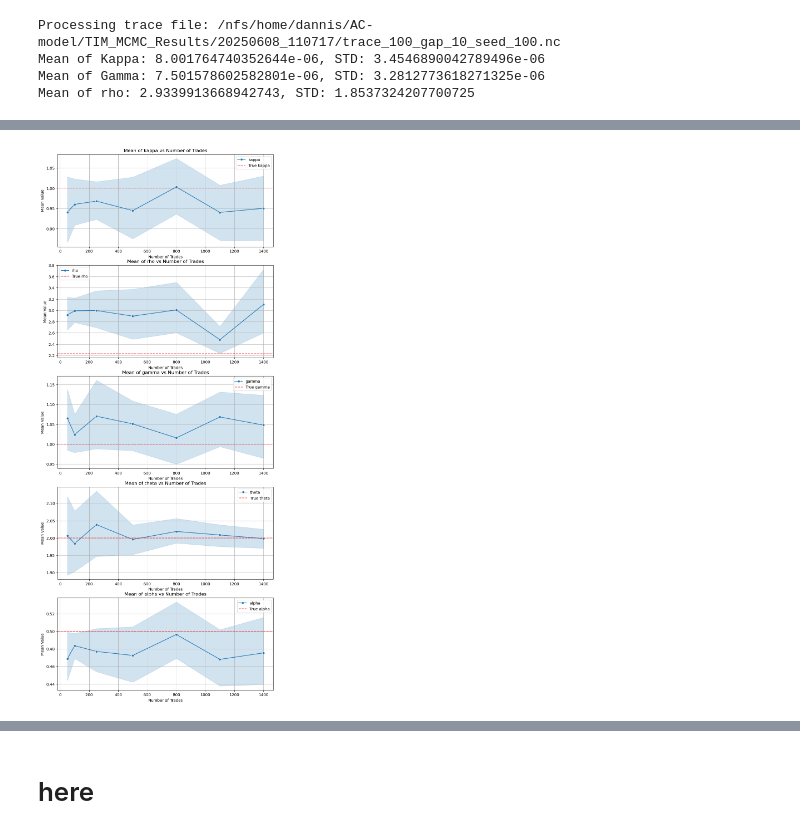
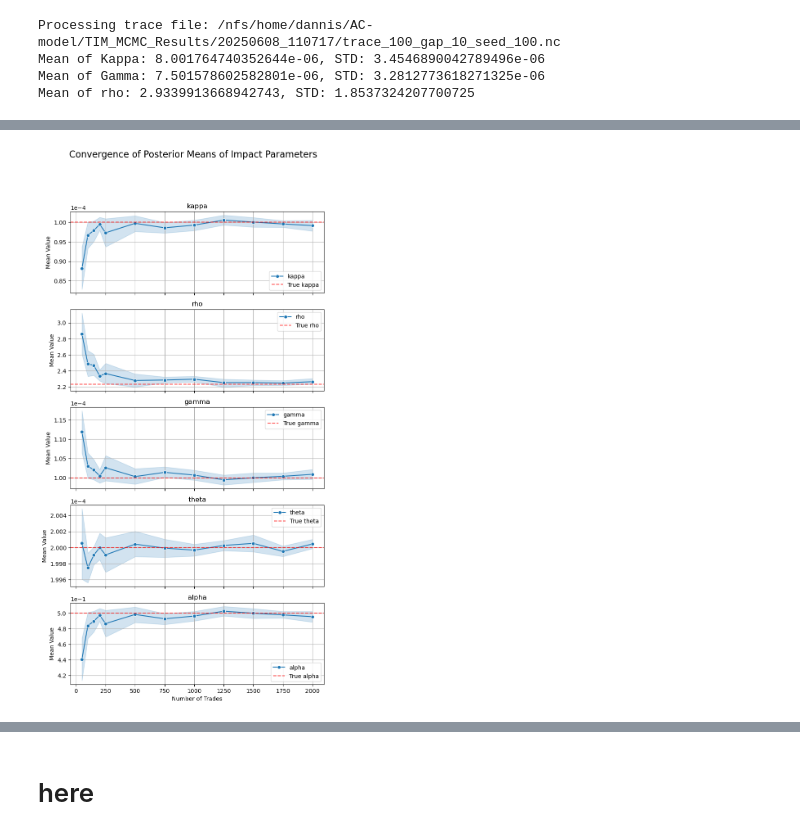
Before and after one commit to danni-shi/VaR_opt, a Jupyter notebook: TIM/notebook.ipynb, the cells around one changed output, grey strips where cells are left out. Drawn from its saved outputs; the diff is of its cells as text; code cells hidden in the pictures.

```diff
--- a/TIM/notebook.ipynb
+++ b/TIM/notebook.ipynb
@@ -168,10 +190,10 @@ def get_priors(prior_params):
 true_params = get_true_params()
 prior_samples, prior_mean = get_priors(prior_params)
 # %%
-scaling = {"kappa": 1e5, "gamma": 1e5, "rho": 1, "theta": 1e5, "alpha": 1}
+scaling = {"kappa": 1, "gamma": 1, "rho": 1, "theta": 1, "alpha": 1}
 # Your existing code for loading posterior data
-results_dir = '/nfs/home/dannis/AC-model/TIM/TIM_MCMC_Results/20250620_162746'
-files = [f for f in os.listdir(results_dir) if f.startswith('trace_') and f.endswith('101.nc')]
+results_dir = '/nfs/home/dannis/AC-model/TIM/TIM_MCMC_Results/20250826'
+files = [f for f in os.listdir(results_dir) if f.startswith('trace_') and f.endswith('103.nc')]
 
 # Create subplots for all 5 parameters
 fig, axes = plt.subplots(2, 3, figsize=(20, 10))
@@ -183,11 +205,11 @@ for i, param in enumerate(['kappa', 'rho', 'gamma', 'theta', 'alpha']):
     mu, std = prior_params[param].values()
 
     sns.kdeplot(prior_samples[param]*scaling[param], fill=False, ax=axes[i],
-                color='black', linestyle=':', linewidth=2, label=f'Prior: mean={mu:.2e}, std={std:.2e}')
+                color='black', linestyle=':', linewidth=2, label=f'Prior')
 
     # Plot true value
     axes[i].axvline(true_params[param]*scaling[param], color='red', linestyle='--',
-                    linewidth=2, label='Traue Value')
+                    linewidth=2, label='True Value')
 
     # Plot posteriors for each n
     for file in files:
@@ -205,6 +227,9 @@ for i, param in enumerate(['kappa', 'rho', 'gamma', 'theta', 'alpha']):
     axes[i].legend()
     axes[i].grid(True)
 
+    # Format x-axis in scientific notation
+    axes[i].ticklabel_format(style='scientific', axis='x', scilimits=(0,0))
+
 plt.tight_layout()
 plt.show()
 # %% [output]
@@ -212,2 +236,0 @@ plt.show()
-# %%
-scaling = {"kappa": 1e5, "gamma": 1e5, "rho": 1, "theta": 1e5, "alpha": 1}
@@ -314,5 +270,5 @@ mean_dict, std_dict = parameter_changes(
     scaling=scaling,
     results_dir=results_dir,
     prior_params=prior_params,
-    num_rounds=15)
+    num_rounds=10)
 # %%
@@ -356,37 +279,19 @@ True alpha value: 5.00e-01
 # %%
 # Create the lineplot first
-fig, axes = plt.subplots(len(true_params), 1, figsize=(10, 5 * len(true_params)))
+fig, axes = plt.subplots(len(true_params), 1, figsize=(8, 3 * len(true_params)), sharex=True)
 for i, param in enumerate(true_params.keys()):
     ax = axes[i] if len(true_params) > 1 else axes
     sns.lineplot(data=df_mean[df_mean['parameter'] == param], x='n_trades', y='mean', marker='o', ax=ax, label=param)
     ax.axhline(true_params[param] * scaling[param], color='red', linestyle='--', alpha=0.7, label=f'True {param}')
-    ax.set_title(f'Mean of {param} vs Number of Trades')
+    ax.set_title(param)
     ax.set_xlabel('Number of Trades')
     ax.set_ylabel('Mean Value')
     ax.legend()
+    ax.ticklabel_format(style='scientific', axis='y', scilimits=(0,0))
     ax.grid(True)
-# sns.lineplot(data=df_std, x='n_trades', y='std', hue='parameter', marker='o')
-# plt.title('Standard Deviation of Parameters vs Number of Trades')
+fig.suptitle('Convergence of Posterior Means of Impact Parameters', fontsize=16)
 
-# # Get the colors used by seaborn for each parameter
-# color_map = {}
-# for line in ax.lines:
-#     label = line.get_label()
-#     color = line.get_color()
-#     color_map[label] = color
-
-# # Add horizontal lines with matching colors
-# for param in true_params.keys():
-#     if param in color_map:  # Only if the parameter was plotted
-#         print(f"True {param} value: {true_params[param] * scaling[param]:.2e}")
-#         plt.axhline(true_params[param] * scaling[param],
-#                    color=color_map[param],
-#                    linestyle='--',
-#                    alpha=0.7,
-#                    label=f'True {param}')
-
-# plt.title('Mean of Parameters vs Number of Trades')
-# plt.legend()
-# plt.show()
+plt.savefig('bayesian_posteriors.png')
+plt.show()
 # %% [output]
-[figure, old version]
+[figure, new version]
```
Also changed, not shown: parts of 19 cells of this notebook, 19 other files.
